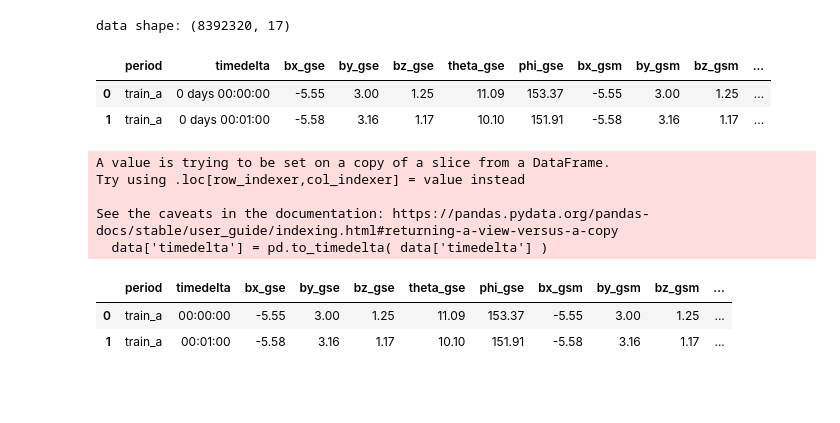
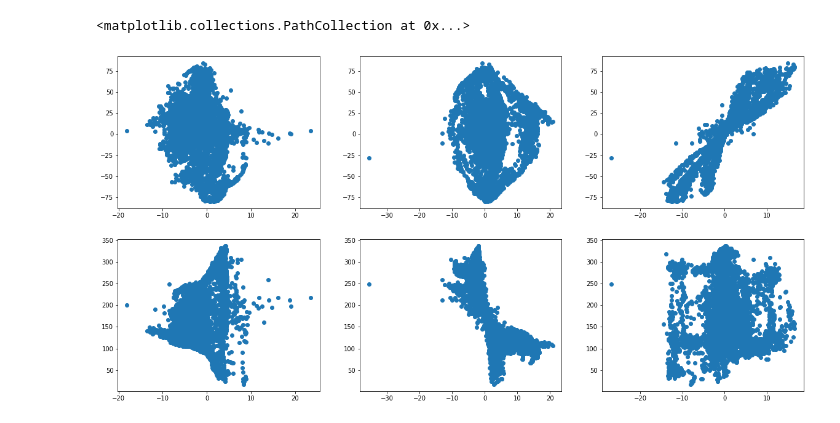
Before and after one commit to khanalg44/MagNet, a Jupyter notebook: 01_understand_data.ipynb, the cells around one changed output. Cells and saved outputs as stored; diff of their text form; code cells hidden in the pictures; blank space fills up the shorter version.

```diff
--- a/01_understand_data.ipynb
+++ b/01_understand_data.ipynb
@@ -18,25 +138,26 @@ sunspots = pd.read_csv(data_dir+'sunspots.csv')
+# %%
+plt.figure(1, figsize=(20,10))
+plt.subplot(231)
+plt.scatter(sw['bx_gse'], sw['theta_gse'])
+plt.subplot(232)
+plt.scatter(sw['by_gse'], sw['theta_gse'])
+plt.subplot(233)
+plt.scatter(sw['bz_gse'], sw['theta_gse'])
+
+plt.subplot(234)
+plt.scatter(sw['bx_gse'], sw['phi_gse'])
+plt.subplot(235)
+plt.scatter(sw['by_gse'], sw['phi_gse'])
+plt.subplot(236)
+plt.scatter(sw['bz_gse'], sw['phi_gse'])
+# %% [output]
+<matplotlib.collections.PathCollection at 0x...>
+[figure, added]
 # %%
-print ("data shape:", sol_wind.shape)
-display ( sol_wind.head(2) )
 
 data = sol_wind[:10000]
 # convert the timedelta to datetime object
 data['timedelta'] = pd.to_timedelta( data['timedelta'] )
-
-
 display ( data.head(2) )
-# %% [output]
-data shape: (8392320, 17)
-|  | period | timedelta | bx_gse | by_gse | bz_gse | theta_gse | phi_gse | bx_gsm | by_gsm | bz_gsm | ... |
-| 0 | train_a | 0 days 00:00:00 | -5.55 | 3.00 | 1.25 | 11.09 | 153.37 | -5.55 | 3.00 | 1.25 | ... |
-| 1 | train_a | 0 days 00:01:00 | -5.58 | 3.16 | 1.17 | 10.10 | 151.91 | -5.58 | 3.16 | 1.17 | ... |
-A value is trying to be set on a copy of a slice from a DataFrame.
-Try using .loc[row_indexer,col_indexer] = value instead
-
-See the caveats in the documentation: https://pandas.pydata.org/pandas-docs/stable/user_guide/indexing.html#returning-a-view-versus-a-copy
-  data['timedelta'] = pd.to_timedelta( data['timedelta'] )
-|  | period | timedelta | bx_gse | by_gse | bz_gse | theta_gse | phi_gse | bx_gsm | by_gsm | bz_gsm | ... |
-| 0 | train_a | 00:00:00 | -5.55 | 3.00 | 1.25 | 11.09 | 153.37 | -5.55 | 3.00 | 1.25 | ... |
-| 1 | train_a | 00:01:00 | -5.58 | 3.16 | 1.17 | 10.10 | 151.91 | -5.58 | 3.16 | 1.17 | ... |
 # %%
 dst_labs.head(2)
```
Also changed, not shown: parts of 22 cells of this notebook.
